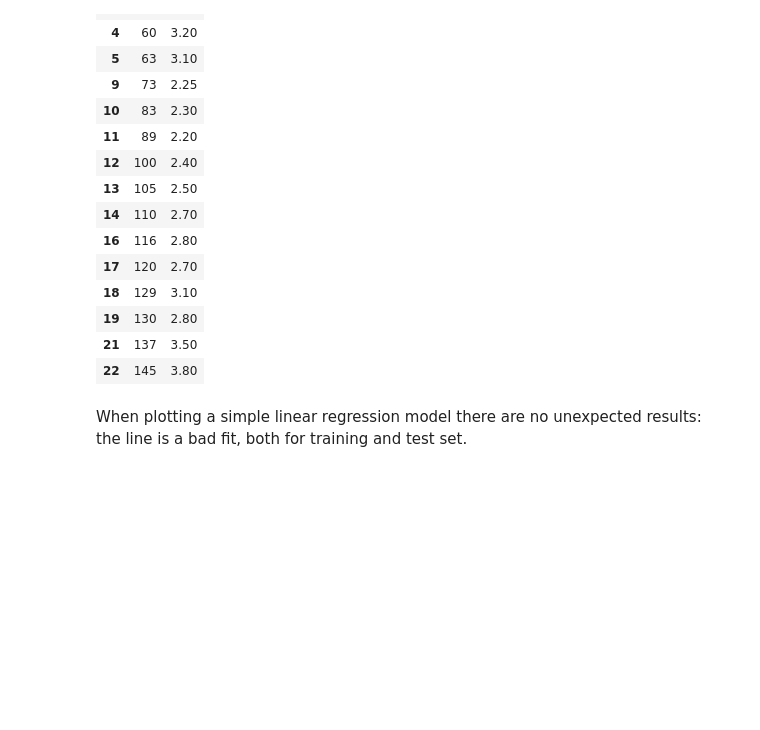
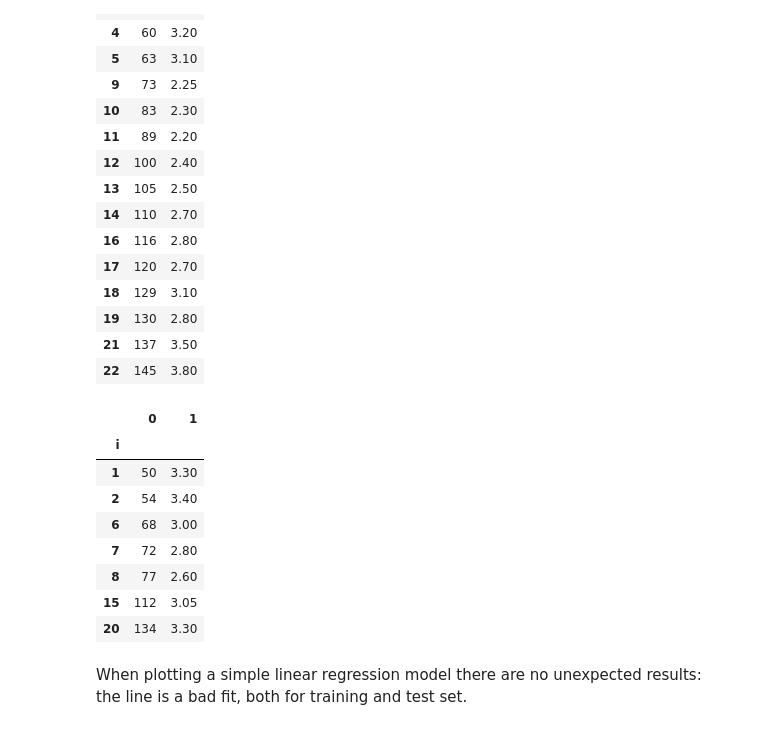
Before and after one commit to jeussantiago/dsc-2-24-07-bias-variance-trade-off-nyc-ds-career-031119, a Jupyter notebook: index.ipynb, the cells around one changed output. Drawn from its saved outputs; the diff is of its cells as text; code cells hidden in the pictures; blank space fills up the shorter version.

```diff
--- a/index.ipynb
+++ b/index.ipynb
@@ -68,6 +68,18 @@ data_train
 | 19 | 130 | 2.80 |
 | 21 | 137 | 3.50 |
 | 22 | 145 | 3.80 |
+# %%
+data_test
+# %% [output]
+|  | 0 | 1 |
+| i |  |  |
+| 1 | 50 | 3.30 |
+| 2 | 54 | 3.40 |
+| 6 | 68 | 3.00 |
+| 7 | 72 | 2.80 |
+| 8 | 77 | 2.60 |
+| 15 | 112 | 3.05 |
+| 20 | 134 | 3.30 |
 # %% [markdown]
 When plotting a simple linear regression model there are no unexpected results: the line is a bad fit, both for training and test set.
 # %%
```
